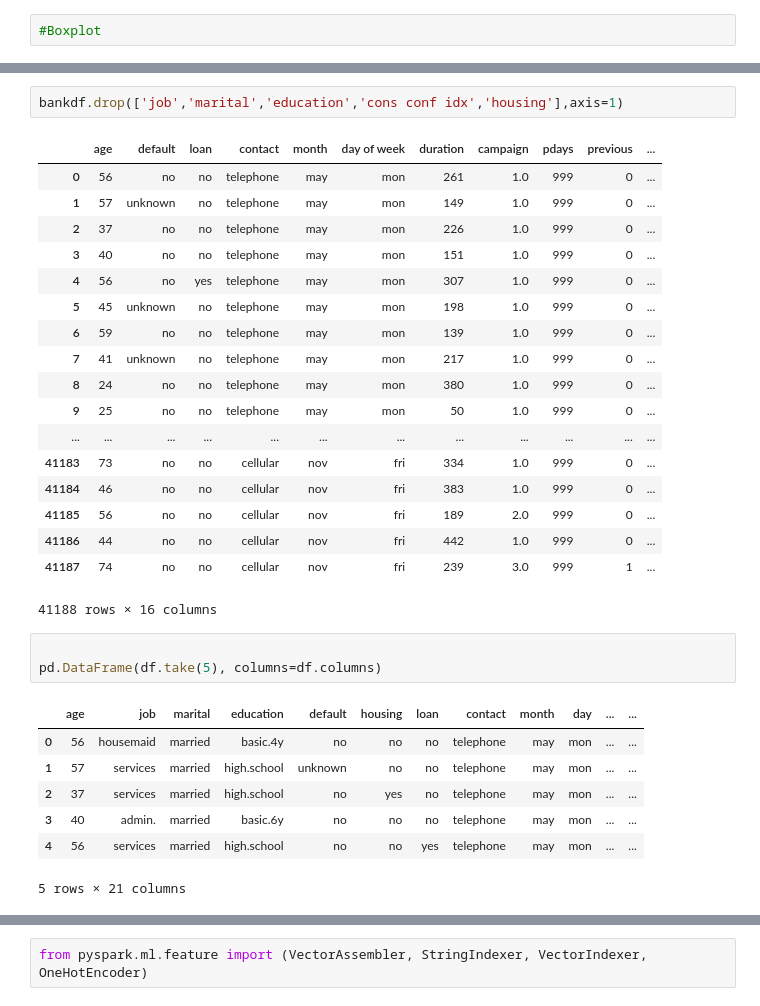
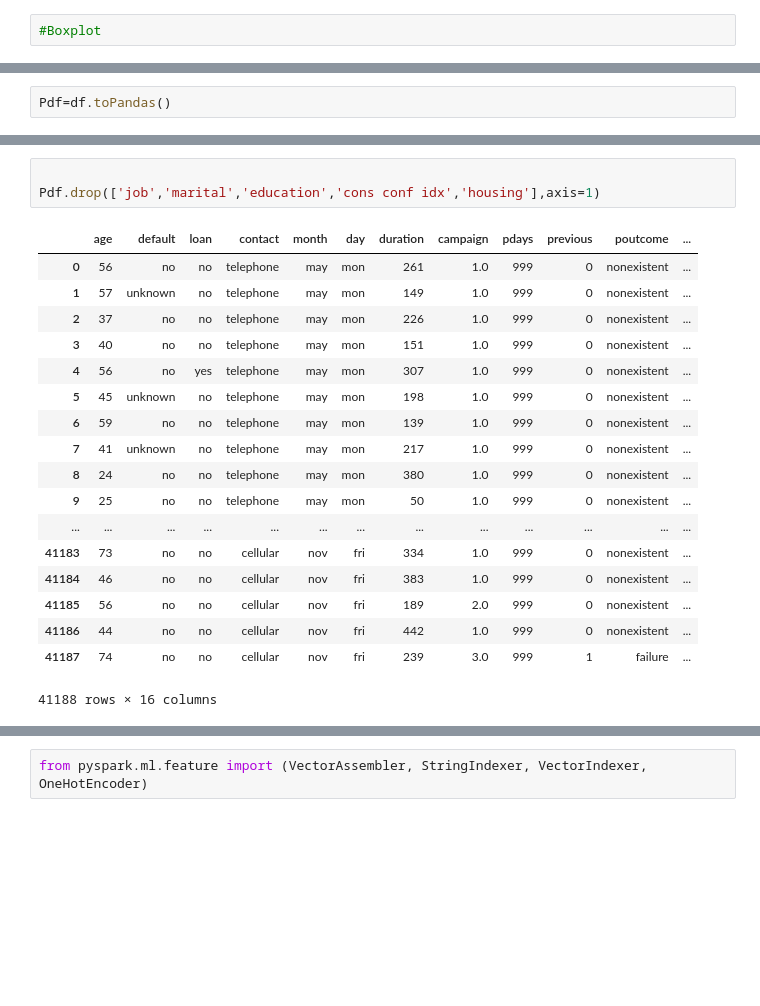
Before and after one commit to dchu837/Assignment-4, a Jupyter notebook: Assignment 4 BDAS.ipynb, the cells around one changed output, grey strips where cells are left out. Drawn from its saved outputs; the diff is of its cells as text; blank space fills up the shorter version.

```diff
--- a/Assignment 4 BDAS.ipynb
+++ b/Assignment 4 BDAS.ipynb
@@ -218,0 +180,2 @@ only showing top 20 rows
+# %%
+Pdf=df.toPandas()
@@ -219,32 +192,22 @@ only showing top 20 rows
 # %%
-bankdf.drop(['job','marital','education','cons conf idx','housing'],axis=1)
+
+Pdf.drop(['job','marital','education','cons conf idx','housing'],axis=1)
 # %% [output]
-|  | age | default | loan | contact | month | day of week | duration | campaign | pdays | previous | ... |
-| 0 | 56 | no | no | telephone | may | mon | 261 | 1.0 | 999 | 0 | ... |
-| 1 | 57 | unknown | no | telephone | may | mon | 149 | 1.0 | 999 | 0 | ... |
-| 2 | 37 | no | no | telephone | may | mon | 226 | 1.0 | 999 | 0 | ... |
-| 3 | 40 | no | no | telephone | may | mon | 151 | 1.0 | 999 | 0 | ... |
-| 4 | 56 | no | yes | telephone | may | mon | 307 | 1.0 | 999 | 0 | ... |
-| 5 | 45 | unknown | no | telephone | may | mon | 198 | 1.0 | 999 | 0 | ... |
-| 6 | 59 | no | no | telephone | may | mon | 139 | 1.0 | 999 | 0 | ... |
-| 7 | 41 | unknown | no | telephone | may | mon | 217 | 1.0 | 999 | 0 | ... |
-| 8 | 24 | no | no | telephone | may | mon | 380 | 1.0 | 999 | 0 | ... |
-| 9 | 25 | no | no | telephone | may | mon | 50 | 1.0 | 999 | 0 | ... |
-| ... | ... | ... | ... | ... | ... | ... | ... | ... | ... | ... | ... |
-| 41183 | 73 | no | no | cellular | nov | fri | 334 | 1.0 | 999 | 0 | ... |
-| 41184 | 46 | no | no | cellular | nov | fri | 383 | 1.0 | 999 | 0 | ... |
-| 41185 | 56 | no | no | cellular | nov | fri | 189 | 2.0 | 999 | 0 | ... |
-| 41186 | 44 | no | no | cellular | nov | fri | 442 | 1.0 | 999 | 0 | ... |
-| 41187 | 74 | no | no | cellular | nov | fri | 239 | 3.0 | 999 | 1 | ... |
+|  | age | default | loan | contact | month | day | duration | campaign | pdays | previous | poutcome | ... |
+| 0 | 56 | no | no | telephone | may | mon | 261 | 1.0 | 999 | 0 | nonexistent | ... |
+| 1 | 57 | unknown | no | telephone | may | mon | 149 | 1.0 | 999 | 0 | nonexistent | ... |
+| 2 | 37 | no | no | telephone | may | mon | 226 | 1.0 | 999 | 0 | nonexistent | ... |
+| 3 | 40 | no | no | telephone | may | mon | 151 | 1.0 | 999 | 0 | nonexistent | ... |
+| 4 | 56 | no | yes | telephone | may | mon | 307 | 1.0 | 999 | 0 | nonexistent | ... |
+| 5 | 45 | unknown | no | telephone | may | mon | 198 | 1.0 | 999 | 0 | nonexistent | ... |
+| 6 | 59 | no | no | telephone | may | mon | 139 | 1.0 | 999 | 0 | nonexistent | ... |
+| 7 | 41 | unknown | no | telephone | may | mon | 217 | 1.0 | 999 | 0 | nonexistent | ... |
+| 8 | 24 | no | no | telephone | may | mon | 380 | 1.0 | 999 | 0 | nonexistent | ... |
+| 9 | 25 | no | no | telephone | may | mon | 50 | 1.0 | 999 | 0 | nonexistent | ... |
+| ... | ... | ... | ... | ... | ... | ... | ... | ... | ... | ... | ... | ... |
+| 41183 | 73 | no | no | cellular | nov | fri | 334 | 1.0 | 999 | 0 | nonexistent | ... |
+| 41184 | 46 | no | no | cellular | nov | fri | 383 | 1.0 | 999 | 0 | nonexistent | ... |
+| 41185 | 56 | no | no | cellular | nov | fri | 189 | 2.0 | 999 | 0 | nonexistent | ... |
+| 41186 | 44 | no | no | cellular | nov | fri | 442 | 1.0 | 999 | 0 | nonexistent | ... |
+| 41187 | 74 | no | no | cellular | nov | fri | 239 | 3.0 | 999 | 1 | failure | ... |
 41188 rows × 16 columns
-# %%
-
-pd.DataFrame(df.take(5), columns=df.columns)
-# %% [output]
-|  | age | job | marital | education | default | housing | loan | contact | month | day | ... | ... |
-| 0 | 56 | housemaid | married | basic.4y | no | no | no | telephone | may | mon | ... | ... |
-| 1 | 57 | services | married | high.school | unknown | no | no | telephone | may | mon | ... | ... |
-| 2 | 37 | services | married | high.school | no | yes | no | telephone | may | mon | ... | ... |
-| 3 | 40 | admin. | married | basic.6y | no | no | no | telephone | may | mon | ... | ... |
-| 4 | 56 | services | married | high.school | no | no | yes | telephone | may | mon | ... | ... |
-5 rows × 21 columns
```
Also changed, not shown: parts of 26 cells of this notebook, 1 other file.
